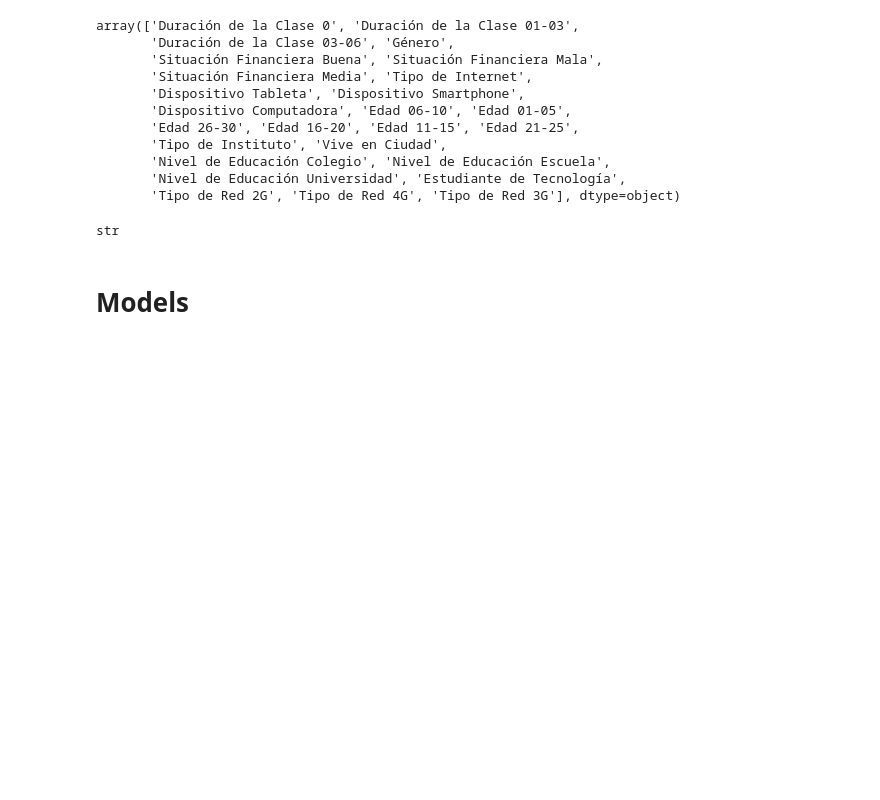
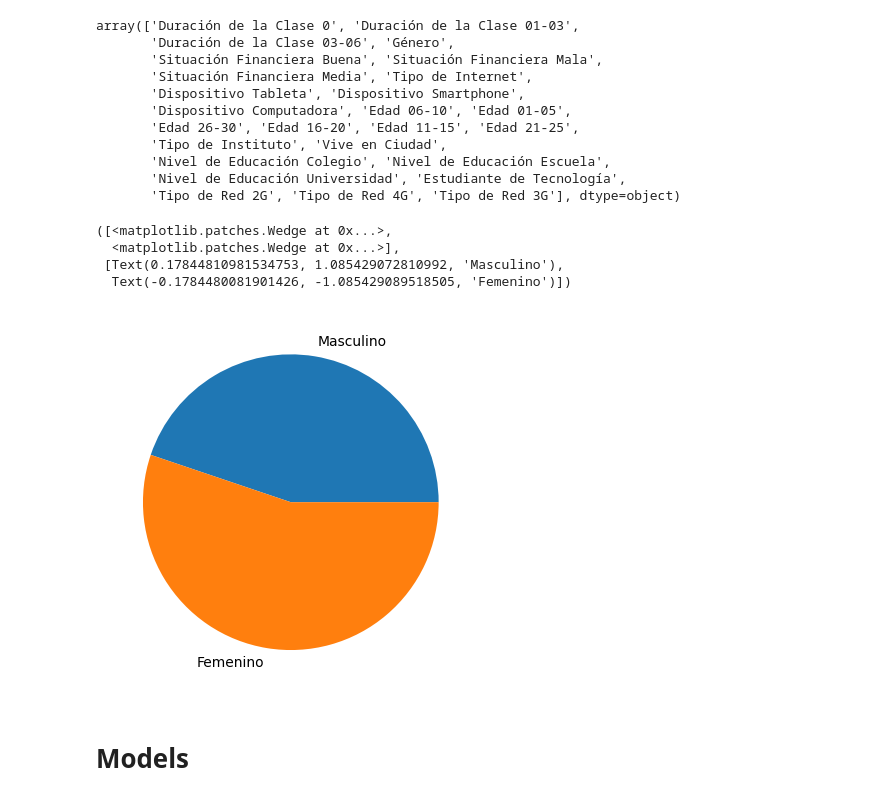
Before and after one commit to RedoRojo/Neural-Network-Classification, a Jupyter notebook: cuaderno.ipynb, the cells around one changed output. Cells and saved outputs as stored; diff of their text form; code cells hidden in the pictures; blank space fills up the shorter version.

Commit message:
Pie chart implemented

```diff
--- a/cuaderno.ipynb
+++ b/cuaderno.ipynb
@@ -168,10 +169,16 @@ array(['Duración de la Clase 0', 'Duración de la Clase 01-03',
        'Nivel de Educación Colegio', 'Nivel de Educación Escuela',
        'Nivel de Educación Universidad', 'Estudiante de Tecnología',
        'Tipo de Red 2G', 'Tipo de Red 4G', 'Tipo de Red 3G'], dtype=object)
-# %%
-type('G4')
-# %% [output]
-str
+# %%
+#encoded_dataset.plot.pie(y='Género', figsize=(5, 5))
+y = np.array(dataset.pivot_table(index = ['Género'], aggfunc ='size'))
+plt.pie(y, labels =dataset['Género'].unique())
+# %% [output]
+([<matplotlib.patches.Wedge at 0x...>,
+  <matplotlib.patches.Wedge at 0x...>],
+ [Text(0.17844810981534753, 1.085429072810992, 'Masculino'),
+  Text(-0.1784480081901426, -1.085429089518505, 'Femenino')])
+[figure, added]
 # %% [markdown]
 # Models
 # %% [markdown]
```
Also changed, not shown: parts of 1 cell of this notebook.
